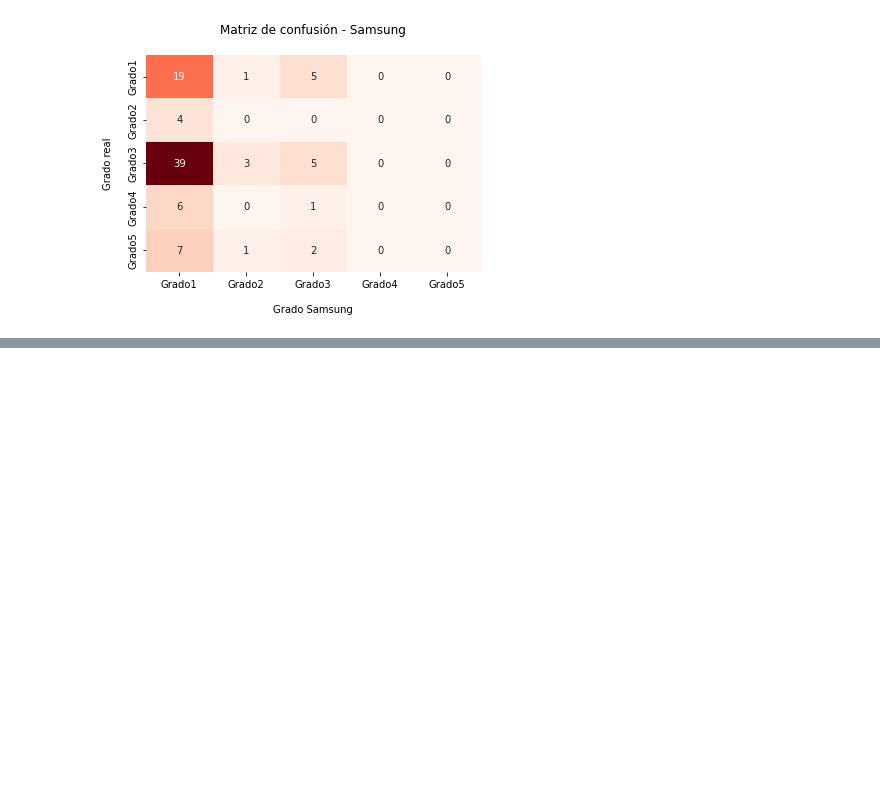
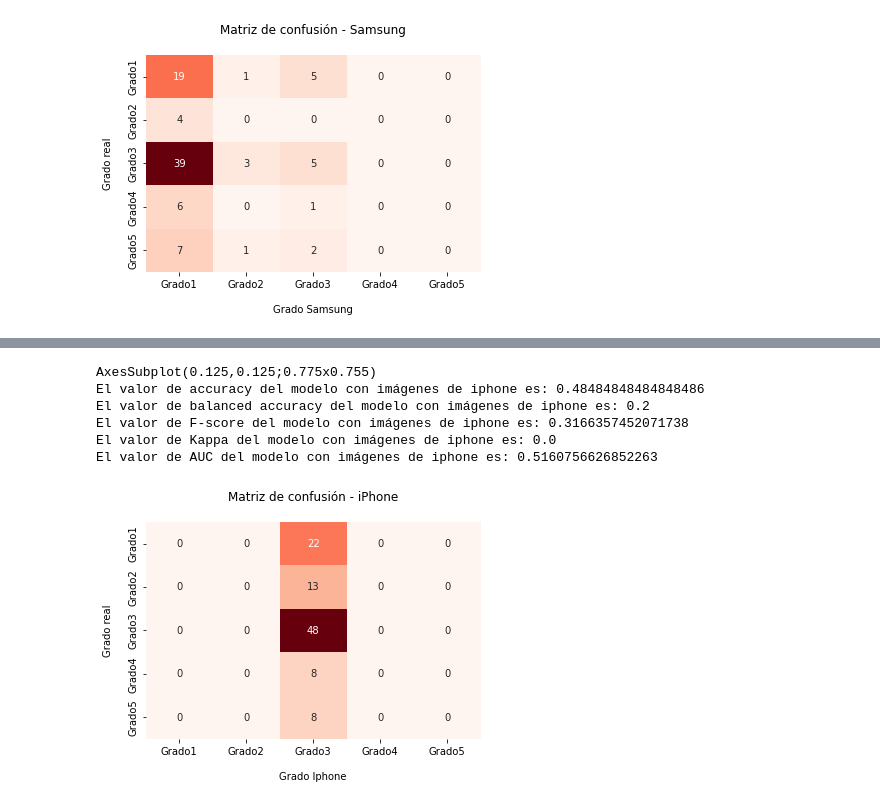
Before and after one commit to SamuelLozanoJuarez/CNN_and_Diabetic_Retinopathy, a Jupyter notebook: Nuevas_Arquitecturas_Básicas.ipynb, the cells around one changed output, grey strips where cells are left out. Cells and saved outputs as stored; diff of their text form; code cells hidden in the pictures; blank space fills up the shorter version.

```diff
--- a/Nuevas_Arquitecturas_Básicas.ipynb
+++ b/Nuevas_Arquitecturas_Básicas.ipynb
@@ -254,7 +254,7 @@ Ghosh(
 criterion = nn.CrossEntropyLoss()
 # %%
 #en este caso el optimizador será la función Adam (ampliamente utilizada)
-optimizer = torch.optim.Adam(params = ghosh.parameters(), lr = 0.01) #incrementamos el valor del learning rate a 0.01
+optimizer = torch.optim.Adam(params = ghosh.parameters()) #dejamos el valor de learning-rate por defecto (0.001)
 # %%
 #definimos 2 listas en las que almacenaremos los valores de accuracy y loss de cada época para poder graficarlo posteriormente
 acc_graph = []
@@ -450,0 +507,4 @@ class Mobeen(nn.Module):
+# %%
+#una vez creada la estructura generamos una instancia de la misma y mostramos sus capas
+mobeen = Mobeen()
+print(mobeen)
@@ -450,0 +520,3 @@ class Mobeen(nn.Module):
+# %%
+#definimos como loss la función de tipo cross entropy
+criterion = nn.CrossEntropyLoss()
@@ -450,0 +604,39 @@ class Mobeen(nn.Module):
+# %%
+#a partir de las predicciones y las labels reales podemos calcular las métricas deseadas
+#primero la matriz de confusión
+matrix_iphone = confusion_matrix(y_true_iphone, y_pred_iphone)
+#usamos el paquete seaborn para mostrar de manera más visual la matriz de confusión
+plot = sns.heatmap(matrix_iphone, annot = True, cmap = 'Reds', cbar = False)
+#establecemos título
+plot.set_title('Matriz de confusión - iPhone\n')
+#título de cada eje
+plot.set_xlabel('\nGrado Iphone')
+plot.set_ylabel('Grado real\n')
+#y el significado de cada fila y columna de la matriz
+plot.xaxis.set_ticklabels(['Grado1','Grado2','Grado3','Grado4','Grado5'])
+plot.yaxis.set_ticklabels(['Grado1','Grado2','Grado3','Grado4','Grado5'])
+print(plot)
+
+#calculamos el valor de accuracy
+accuracy_iphone = accuracy_score(y_true = y_true_iphone, y_pred = y_pred_iphone)
+print(f'El valor de accuracy del modelo con imágenes de iphone es: {accuracy_iphone}')
+#el balanced accuracy
+bal_acc_iphone = balanced_accuracy_score(y_true = y_true_iphone, y_pred = y_pred_iphone)
+print(f'El valor de balanced accuracy del modelo con imágenes de iphone es: {bal_acc_iphone}')
+#el F-score
+f_score_iphone = f1_score(y_true = y_true_iphone, y_pred = y_pred_iphone,average = 'weighted')
+print(f'El valor de F-score del modelo con imágenes de iphone es: {f_score_iphone}')
+#calculamos el valor de quadratic weighted kappa
+kappa_iphone = cohen_kappa_score(y1 = y_true_iphone, y2 = y_pred_iphone)
+print(f'El valor de Kappa del modelo con imágenes de iphone es: {kappa_iphone}')
+#y por último calculamos el valor de AUC bajo la curva ROC
+auc_iphone = roc_auc_score(y_true = y_true_iphone, y_score = predictions, multi_class = 'ovr')
+print(f'El valor de AUC del modelo con imágenes de iphone es: {auc_iphone}')
+# %% [output]
+AxesSubplot(0.125,0.125;0.775x0.755)
+El valor de accuracy del modelo con imágenes de iphone es: 0.48484848484848486
+El valor de balanced accuracy del modelo con imágenes de iphone es: 0.2
+El valor de F-score del modelo con imágenes de iphone es: 0.3166357452071738
+El valor de Kappa del modelo con imágenes de iphone es: 0.0
+El valor de AUC del modelo con imágenes de iphone es: 0.5160756626852263
+[figure, added]
```
Also changed, not shown: parts of 13 cells of this notebook.
